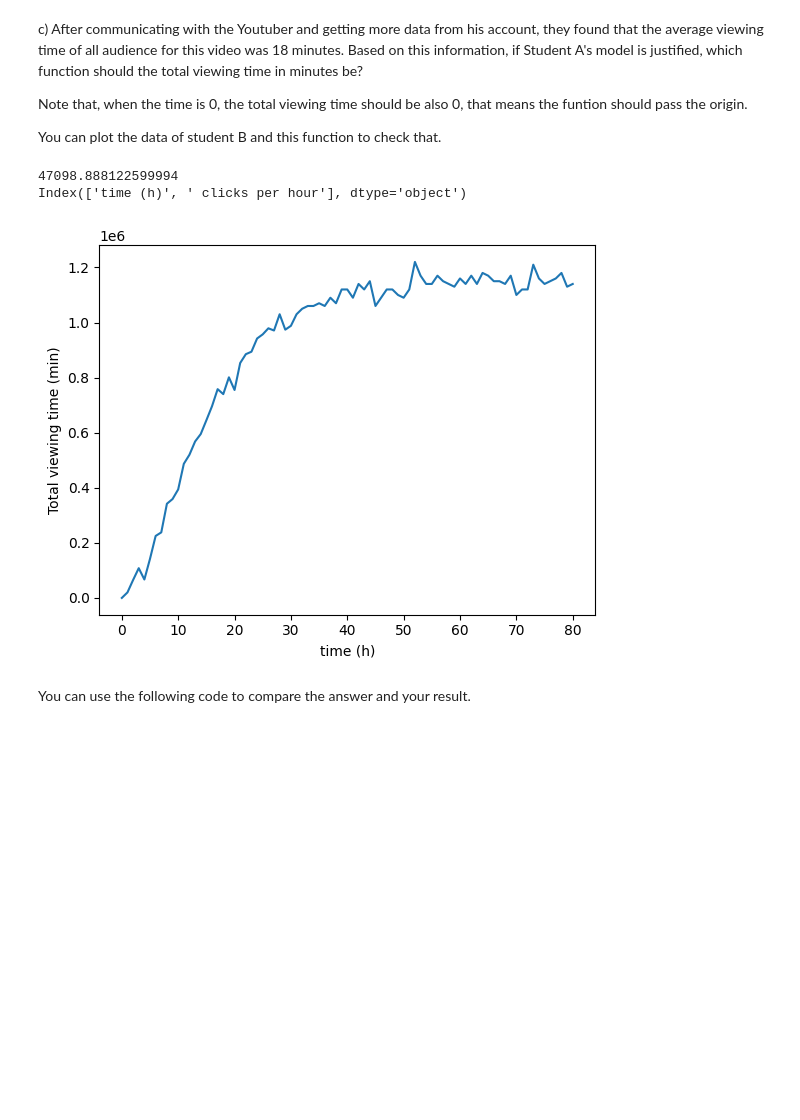
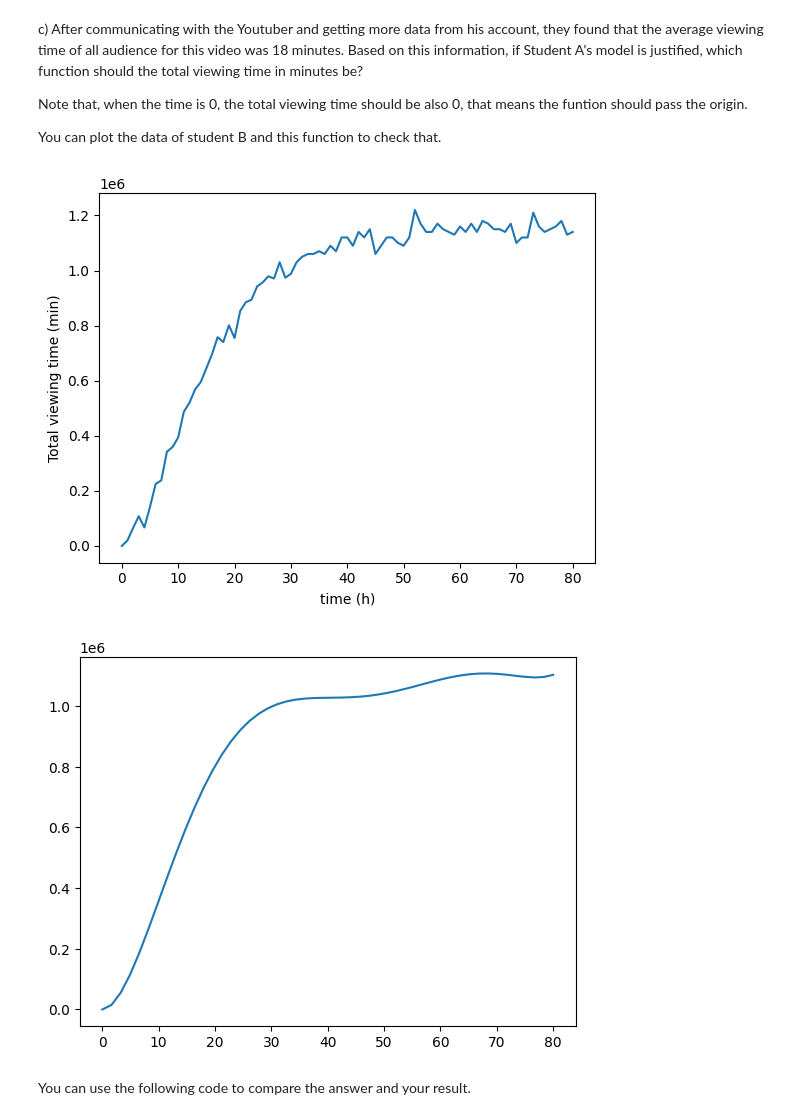
Before and after one commit to katharinamaier/computational-thinking-week-individual-16197216, a Jupyter notebook: challenge_calculus/Review_Calculus.ipynb, the cells around one changed output. Cells and saved outputs as stored; diff of their text form; code cells hidden in the pictures; blank space fills up the shorter version.

```diff
--- a/challenge_calculus/Review_Calculus.ipynb
+++ b/challenge_calculus/Review_Calculus.ipynb
@@ -92,24 +108,25 @@ Note that, when the time is 0, the total viewing time should be also 0, that mea
 
 You can plot the data of student B and this function to check that.
 # %%
+# PLOT THE DATA
+df2 = pd.read_csv("data_student_B.csv")
+
+sns.lineplot(data=df2, x="time (h)", y="Total viewing time (min)")
+plt.show()
+
+
+# PLOT THE FUNCTION
 def IntegralPoly(x):
 
     y = 18*(0.0000133*x**6-0.0036*x**5+0.37*x**4-17.5*x**3+340*x**2)
 
     return y
 
-print(IntegralPoly(3))
-
-df2 = pd.read_csv("data_student_B.csv")
-
-print(df.columns)
-
-sns.lineplot(data=df2, x="time (h)", y="Total viewing time (min)")
+plt.plot(x, IntegralPoly(x))
 plt.show()
 # %% [output]
-47098.888122599994
-Index(['time (h)', ' clicks per hour'], dtype='object')
 [figure]
+[figure, added]
 # %% [markdown]
 You can use the following code to compare the answer and your result.
 # %%
```
Also changed, not shown: parts of 2 cells of this notebook.
